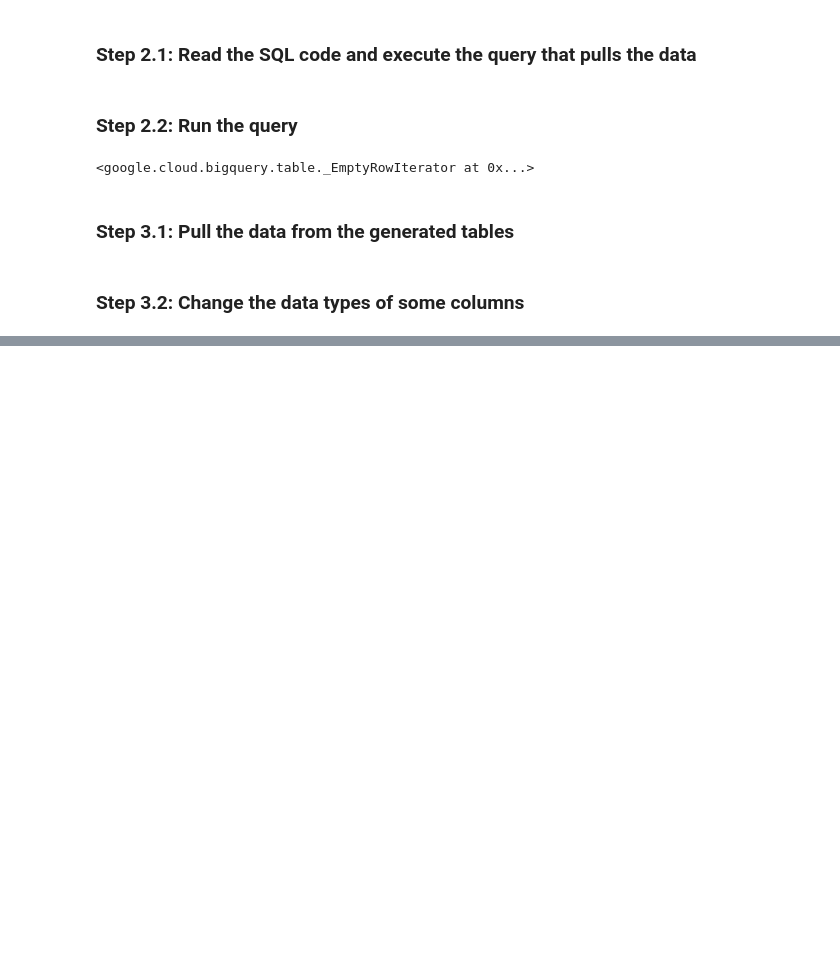
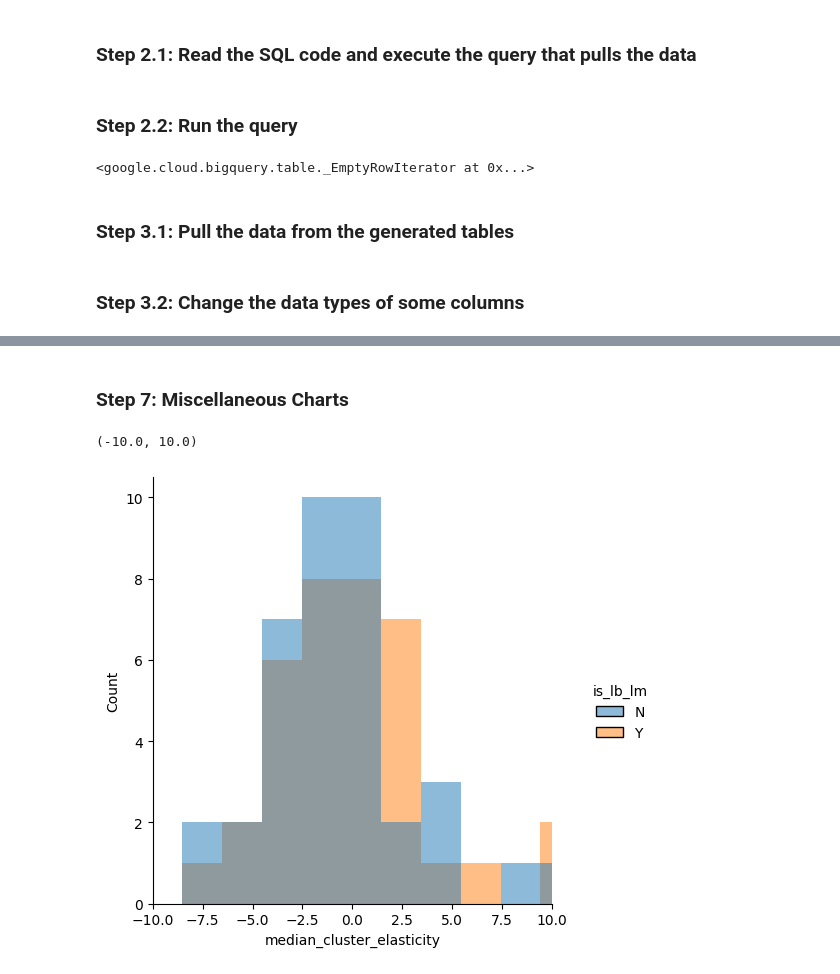
Before and after one commit to omar-elmaria/loved_brands_impact_simulation_tool, a Jupyter notebook: pairwise_simulation.ipynb, the cells around one changed output, grey strips where cells are left out. Cells and saved outputs as stored; diff of their text form; code cells hidden in the pictures; blank space fills up the shorter version.

```diff
--- a/pairwise_simulation.ipynb
+++ b/pairwise_simulation.ipynb
@@ -110,6 +107,6 @@ df_agg_elasticity = df[df["is_elasticity_remove"] == False]\
     .groupby(grouping_vars)["tier_elasticity_vendor_cluster_level"]\
     .agg(['median', 'mean'], axis=1)\
     .rename(columns={"median": "median_cluster_elasticity", "mean": "mean_cluster_elasticity"})\
-    .reset_index()\
+    .reset_index()
 
 df = pd.merge(left = df, right=df_agg_elasticity, on=grouping_vars, how="left")
@@ -137,5 +112,0 @@ df.head(30)
-# %%
-x = df.groupby(grouping_vars, as_index=False)["median_cluster_elasticity"].mean()
-x = x.loc[x["median_cluster_elasticity"].notnull(), :]
-import seaborn as sns
-import matplotlib.pyplot as plt
@@ -169,0 +176,32 @@ df[df["median_cluster_elasticity"]>100]
+# %%
+# Create a list of variables that can be aggregated
+agg_vars = [
+    "vendor_count_caught_by_asa", "num_tiers_master_asa",
+    "order_count_vendor_cluster_level", "order_count_master_asa_level", "order_count_entity_level", "vendor_cluster_order_share_of_entity", "master_asa_order_share_of_entity",
+    "tot_revenue_local_vendor_cluster_level", "tot_revenue_eur_vendor_cluster_level",
+    "df_revenue_local_vendor_cluster_level", "df_revenue_eur_vendor_cluster_level",
+    "gmv_local_vendor_cluster_level", "gmv_eur_vendor_cluster_level",
+    "gp_local_vendor_cluster_level", "gp_eur_vendor_cluster_level",
+    "median_cluster_elasticity", "mean_cluster_elasticity", "ela_lm_slope", "ela_lm_intercept", "tt_fee_curve_lm_slope", "tt_fee_curve_lm_intercept"
+]
+
+# Calculate the weighted average TT fee of each vendor cluster
+df_avg_df = df\
+    .groupby(grouping_vars, as_index=False)\
+    .apply(lambda x: sum(x["fee"] * x["order_count_vendor_cluster_tt_fee_level"]) / sum(x["order_count_vendor_cluster_tt_fee_level"]))
+
+df_avg_df.rename(columns={None: "order_wtd_avg_df_local"}, inplace=True)  # type: ignore
+
+# Aggregate the metrics defined above
+df_vendor_cluster_agg = df.groupby(grouping_vars, as_index=False)[agg_vars].mean()
+df_vendor_cluster_agg = df_vendor_cluster_agg.assign(
+    gpo_eur = df_vendor_cluster_agg["gp_eur_vendor_cluster_level"] / df_vendor_cluster_agg["order_count_vendor_cluster_level"],
+    gpo_local = df_vendor_cluster_agg["gp_local_vendor_cluster_level"] / df_vendor_cluster_agg["order_count_vendor_cluster_level"],
+    gmv_per_order_eur = df_vendor_cluster_agg["gmv_eur_vendor_cluster_level"] / df_vendor_cluster_agg["order_count_vendor_cluster_level"],
+    gmv_per_order_local = df_vendor_cluster_agg["gmv_local_vendor_cluster_level"] / df_vendor_cluster_agg["order_count_vendor_cluster_level"],
+    df_pct_gmv = df_vendor_cluster_agg["df_revenue_eur_vendor_cluster_level"] / df_vendor_cluster_agg["gmv_eur_vendor_cluster_level"],
+    df_pct_revenue = df_vendor_cluster_agg["df_revenue_eur_vendor_cluster_level"] / df_vendor_cluster_agg["tot_revenue_eur_vendor_cluster_level"]
+)
+
+# Join "df_vendor_cluster_agg" and "df_avg_df"
+df_vendor_cluster_agg = pd.merge(left=df_vendor_cluster_agg, right=df_avg_df, on=grouping_vars, how="left")
@@ -169,0 +378,11 @@ df[df["median_cluster_elasticity"]>100]
+# %% [markdown]
+### Step 7: Miscellaneous Charts
+# %%
+import seaborn as sns
+import matplotlib.pyplot as plt
+
+sns.displot(data = df_vendor_cluster_agg[df_vendor_cluster_agg["entity_id"] == "PY_AR"], x = "median_cluster_elasticity", hue="is_lb_lm")
+plt.xlim(-10,10)
+# %% [output]
+(-10.0, 10.0)
+[figure, added]
```
Also changed, not shown: parts of 29 cells of this notebook.
